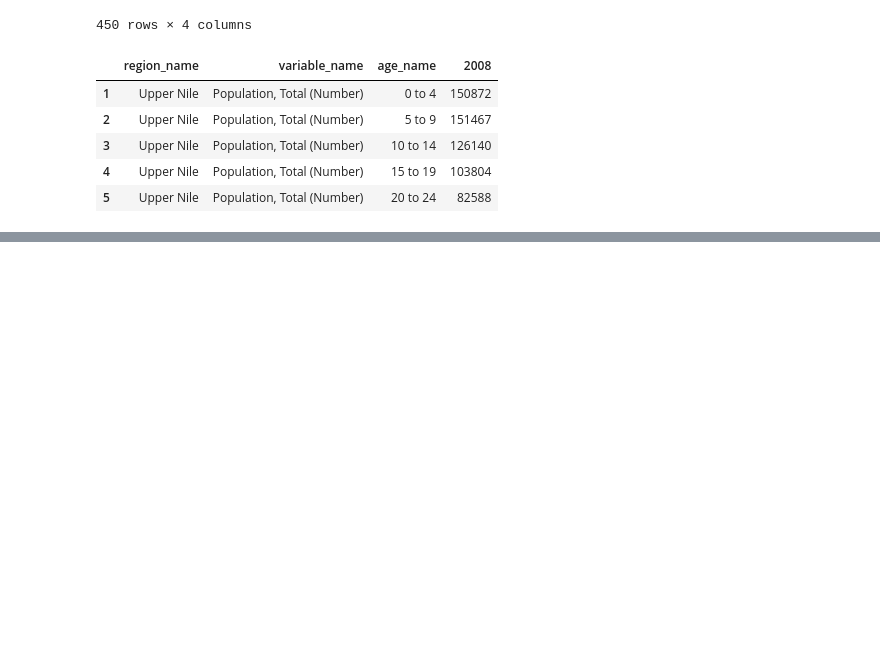
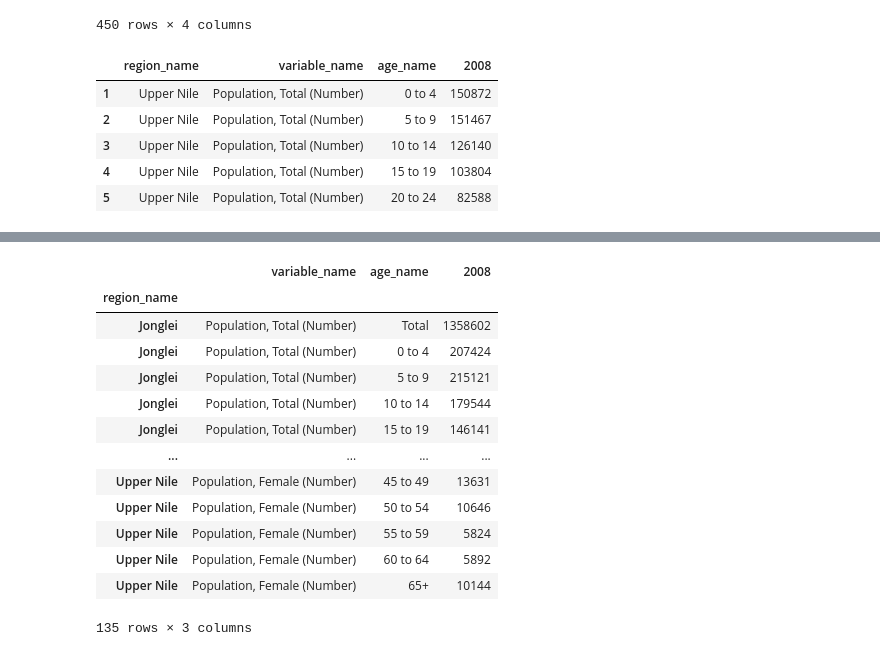
Before and after one commit to tongakuot/python4ds, a Jupyter notebook: module-02.ipynb, the cells around one changed output, grey strips where cells are left out. Saved outputs shown, nothing was run; the diff lists cells and outputs as text; code cells hidden in the pictures; blank space fills up the shorter version.

```diff
--- a/module-02.ipynb
+++ b/module-02.ipynb
@@ -611,0 +659,21 @@ census_2008.loc[1:5, ['region_name', 'variable_name', 'age_name', '2008']]
+# %%
+# Select columns and rows with .loc()
+census_sorted.loc[
+    ['Jonglei', 'Unity', 'Upper Nile'],
+    ['variable_name', 'age_name', '2008']
+    ]
+# %% [output]
+|  | variable_name | age_name | 2008 |
+| region_name |  |  |  |
+| Jonglei | Population, Total (Number) | Total | 1358602 |
+| Jonglei | Population, Total (Number) | 0 to 4 | 207424 |
+| Jonglei | Population, Total (Number) | 5 to 9 | 215121 |
+| Jonglei | Population, Total (Number) | 10 to 14 | 179544 |
+| Jonglei | Population, Total (Number) | 15 to 19 | 146141 |
+| ... | ... | ... | ... |
+| Upper Nile | Population, Female (Number) | 45 to 49 | 13631 |
+| Upper Nile | Population, Female (Number) | 50 to 54 | 10646 |
+| Upper Nile | Population, Female (Number) | 55 to 59 | 5824 |
+| Upper Nile | Population, Female (Number) | 60 to 64 | 5892 |
+| Upper Nile | Population, Female (Number) | 65+ | 10144 |
+135 rows × 3 columns
```
Also changed, not shown: parts of 12 cells of this notebook.
